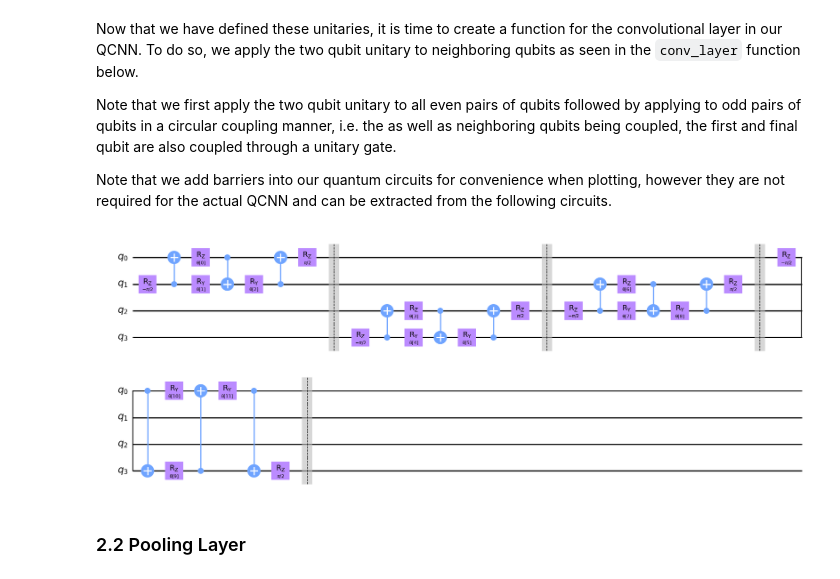
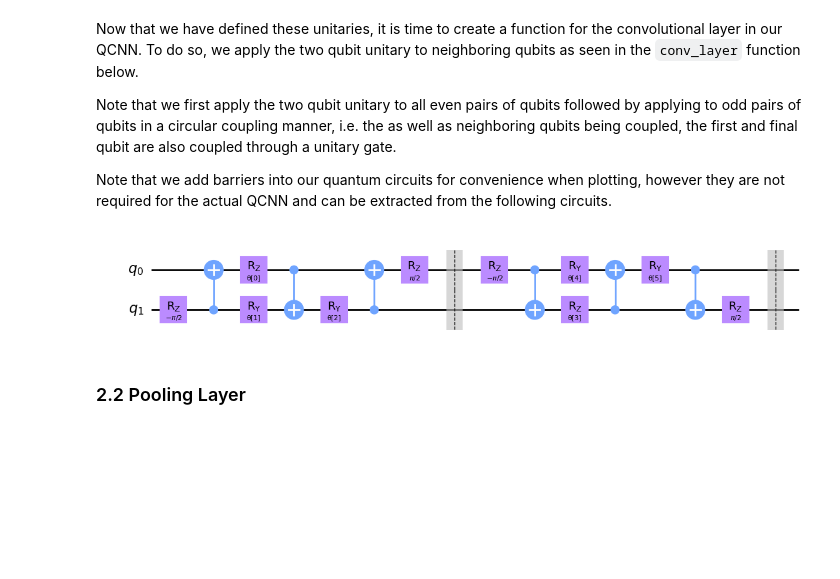
Before and after one commit to MayunaGupta/QCNN_review, a Jupyter notebook: QCNN.ipynb, the cells around one changed output. Drawn from its saved outputs; the diff is of its cells as text; code cells hidden in the pictures; blank space fills up the shorter version.

```diff
--- a/QCNN.ipynb
+++ b/QCNN.ipynb
@@ -129,29 +129,29 @@ Note that we add barriers into our quantum circuits for convenience when plottin
 # %%
 def conv_layer(num_qubits, param_prefix):
     qc = QuantumCircuit(num_qubits, name="Convolutional Layer")
     qubits = list(range(num_qubits))
     param_index = 0
     params = ParameterVector(param_prefix, length=num_qubits * 3)
     for q1, q2 in zip(qubits[0::2], qubits[1::2]):
         qc = qc.compose(conv_circuit(params[param_index : (param_index + 3)]), [q1, q2])
         qc.barrier()
         param_index += 3
     for q1, q2 in zip(qubits[1::2], qubits[2::2] + [0]):
         qc = qc.compose(conv_circuit(params[param_index : (param_index + 3)]), [q1, q2])
         qc.barrier()
         param_index += 3
 
     qc_inst = qc.to_instruction()
 
     qc = QuantumCircuit(num_qubits)
     qc.append(qc_inst, qubits)
     return qc
 
 
-circuit = conv_layer(4, "θ")
+circuit = conv_layer(2, "θ")
 circuit.decompose().draw("mpl")
 # %% [output]
-[figure, old version]
+[figure, new version]
 # %% [markdown]
 ### 2.2 Pooling Layer
 # %% [markdown]
```
Also changed, not shown: parts of 19 cells of this notebook.
